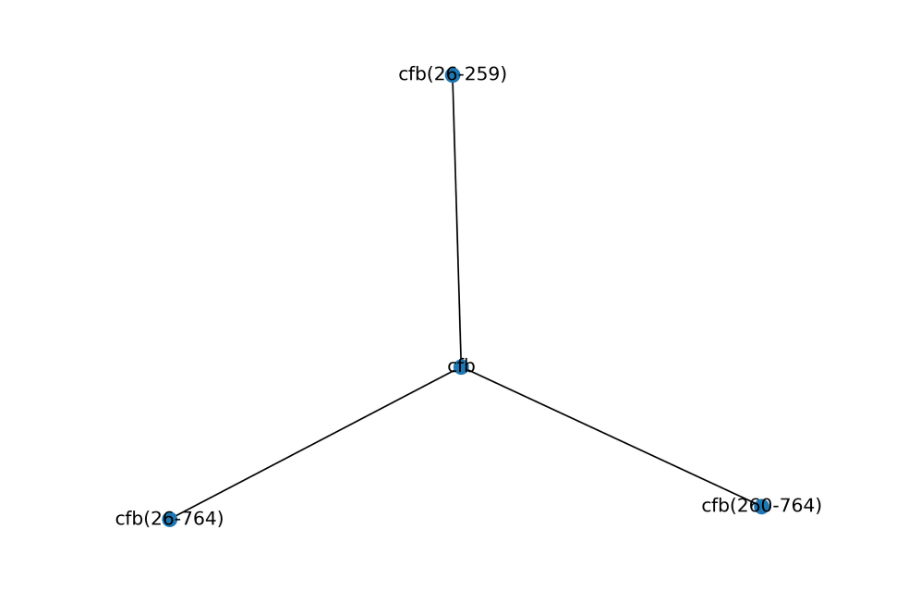
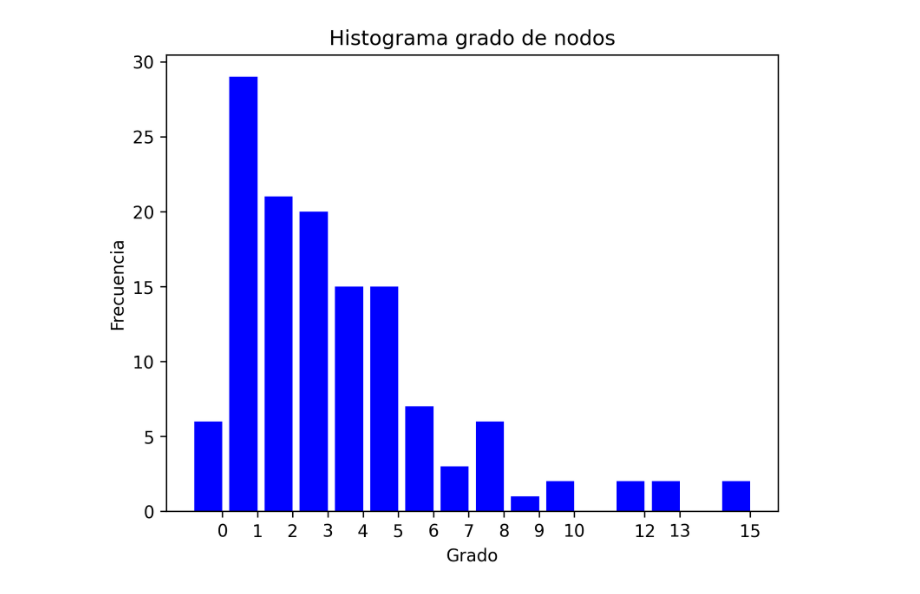
Before and after one commit to nick0413/Sociofisica, a Jupyter notebook: Graficar.ipynb, the cells around one changed output. Drawn from its saved outputs; the diff is of its cells as text; code cells hidden in the pictures.

```diff
--- a/Graficar.ipynb
+++ b/Graficar.ipynb
@@ -77,8 +81,0 @@ nx.draw(G0, with_labels=Label,node_size=80)
-# %%
-Label=True
-plt.figure(dpi=300)
-Gcc = sorted(nx.connected_components(G), key=len, reverse=True)
-G0 = G.subgraph(Gcc[1])
-nx.draw(G0, with_labels=Label,node_size=80)
-# %% [output]
-[figure, removed]
@@ -84,0 +84,26 @@ nx.draw(G0, with_labels=Label,node_size=80)
+# %%
+
+
+
+degree_sequence = sorted([d for n, d in G.degree()], reverse=True)  # degree sequence
+# print "Degree sequence", degree_sequence
+degreeCount = collections.Counter(degree_sequence)
+deg, cnt = zip(*degreeCount.items())
+
+fig, ax = plt.subplots(dpi=300)
+plt.bar(deg, cnt, width=0.80, color='b')
+
+plt.title("Histograma grado de nodos")
+plt.ylabel("Frecuencia")
+plt.xlabel("Grado")
+ax.set_xticks([d + 0.4 for d in deg])
+ax.set_xticklabels(deg)
+
+# draw graph in inset
+plt.axes([0.4, 0.4, 0.5, 0.5])
+pos = nx.spring_layout(G)
+plt.axis('off')
+
+plt.show()
+# %% [output]
+[figure, added]
```
Also changed, not shown: parts of 8 cells of this notebook, 4 other files.
